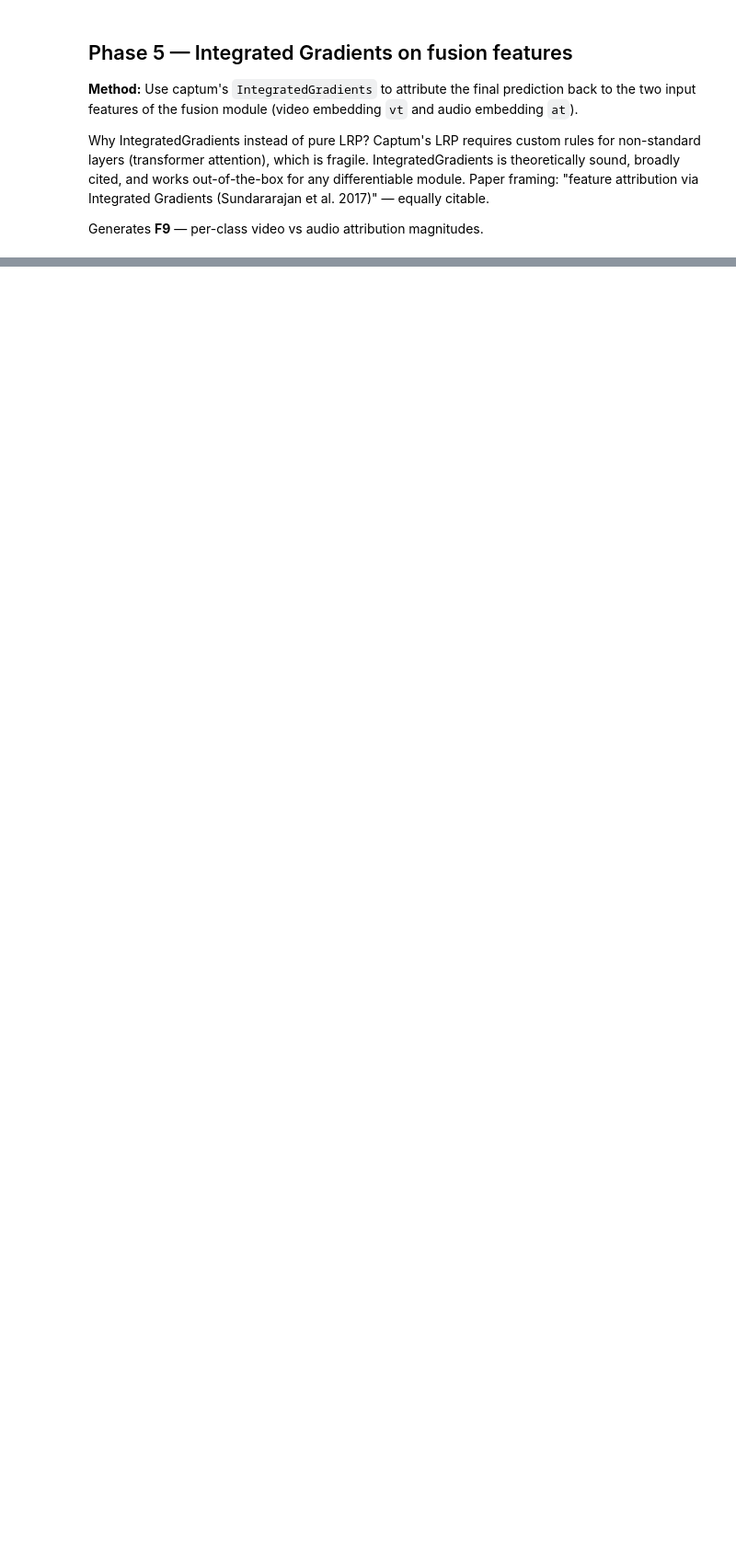
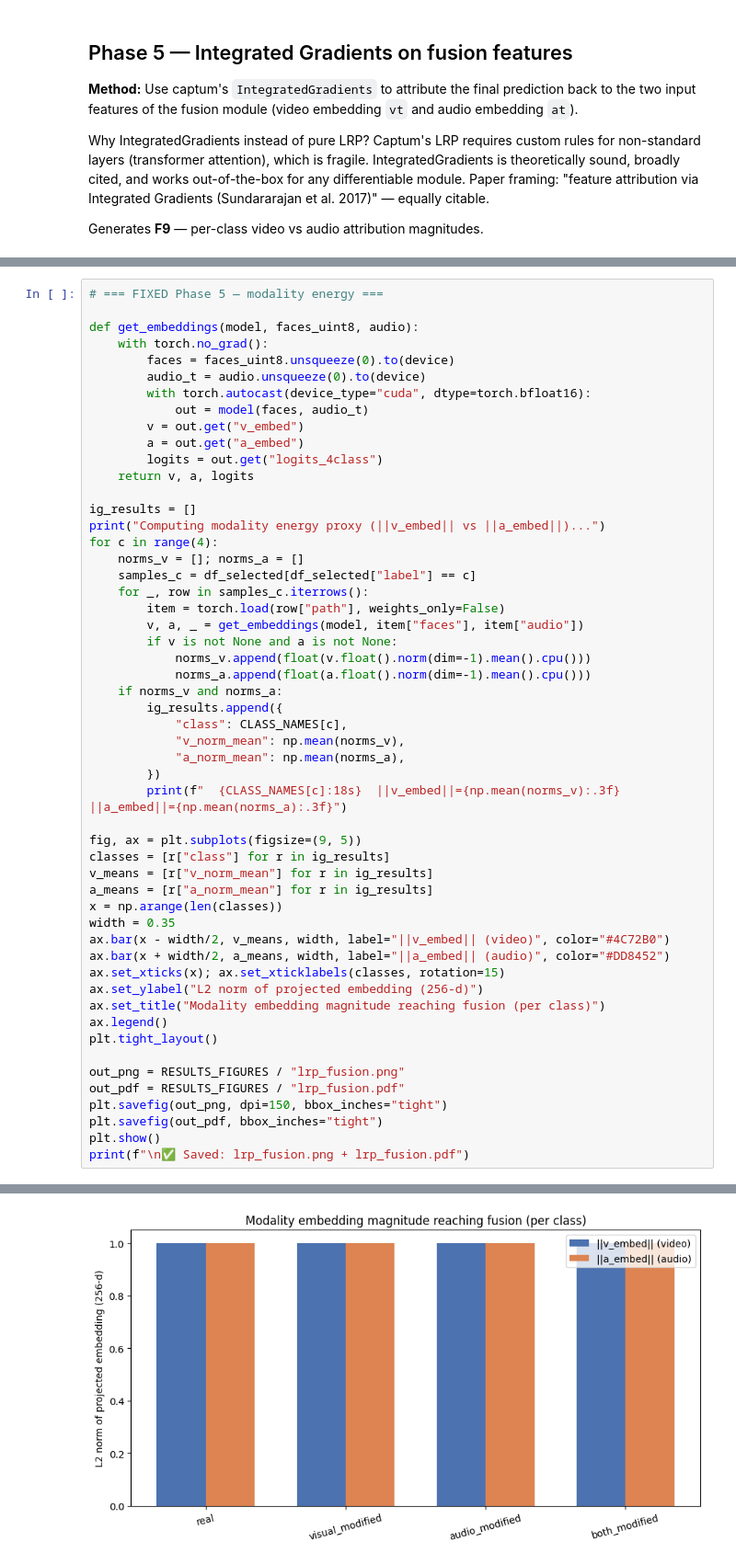
Before and after one commit to AayushSharma1003/AV-XAI, a Jupyter notebook: notebooks/07_xai_visualization.ipynb, the cells around one changed output, grey strips where cells are left out. Shown at 92% size. Drawn from its saved outputs; the diff is of its cells as text; blank space fills up the shorter version.

```diff
--- a/notebooks/07_xai_visualization.ipynb
+++ b/notebooks/07_xai_visualization.ipynb
@@ -760,0 +767,54 @@ else:
+# %%
+# === FIXED Phase 5 — modality energy ===
+
+def get_embeddings(model, faces_uint8, audio):
+    with torch.no_grad():
+        faces = faces_uint8.unsqueeze(0).to(device)
+        audio_t = audio.unsqueeze(0).to(device)
+        with torch.autocast(device_type="cuda", dtype=torch.bfloat16):
+            out = model(faces, audio_t)
+        v = out.get("v_embed")
+        a = out.get("a_embed")
+        logits = out.get("logits_4class")
+    return v, a, logits
+
+ig_results = []
+print("Computing modality energy proxy (||v_embed|| vs ||a_embed||)...")
+for c in range(4):
+    norms_v = []; norms_a = []
+    samples_c = df_selected[df_selected["label"] == c]
+    for _, row in samples_c.iterrows():
+        item = torch.load(row["path"], weights_only=False)
+        v, a, _ = get_embeddings(model, item["faces"], item["audio"])
+        if v is not None and a is not None:
+            norms_v.append(float(v.float().norm(dim=-1).mean().cpu()))
+            norms_a.append(float(a.float().norm(dim=-1).mean().cpu()))
+    if norms_v and norms_a:
+        ig_results.append({
+            "class": CLASS_NAMES[c],
+            "v_norm_mean": np.mean(norms_v),
+            "a_norm_mean": np.mean(norms_a),
+        })
+        print(f"  {CLASS_NAMES[c]:18s}  ||v_embed||={np.mean(norms_v):.3f}  ||a_embed||={np.mean(norms_a):.3f}")
+
+fig, ax = plt.subplots(figsize=(9, 5))
+classes = [r["class"] for r in ig_results]
+v_means = [r["v_norm_mean"] for r in ig_results]
+a_means = [r["a_norm_mean"] for r in ig_results]
+x = np.arange(len(classes))
+width = 0.35
+ax.bar(x - width/2, v_means, width, label="||v_embed|| (video)", color="#4C72B0")
+ax.bar(x + width/2, a_means, width, label="||a_embed|| (audio)", color="#DD8452")
+ax.set_xticks(x); ax.set_xticklabels(classes, rotation=15)
+ax.set_ylabel("L2 norm of projected embedding (256-d)")
+ax.set_title("Modality embedding magnitude reaching fusion (per class)")
+ax.legend()
+plt.tight_layout()
+
+out_png = RESULTS_FIGURES / "lrp_fusion.png"
+out_pdf = RESULTS_FIGURES / "lrp_fusion.pdf"
+plt.savefig(out_png, dpi=150, bbox_inches="tight")
+plt.savefig(out_pdf, bbox_inches="tight")
+plt.show()
+print(f"\n✅ Saved: lrp_fusion.png + lrp_fusion.pdf")
+# %% [output]
@@ -760,0 +826 @@ else:
+[figure, added]
```
Also changed, not shown: parts of 14 cells of this notebook, 9 other files.
